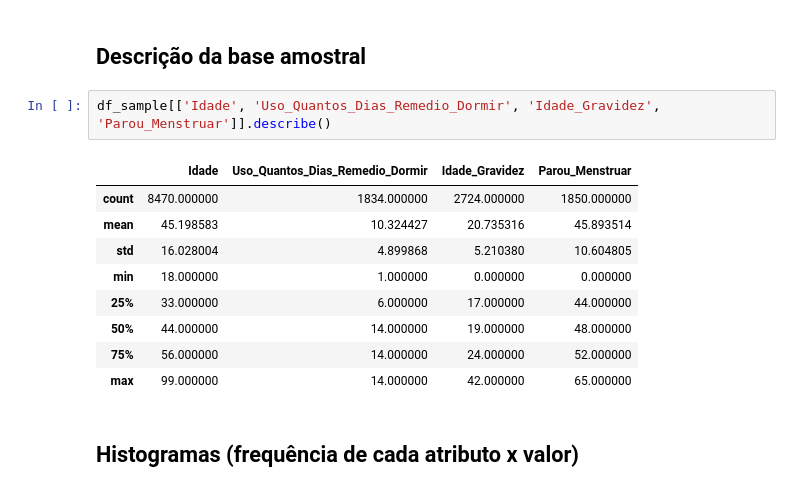
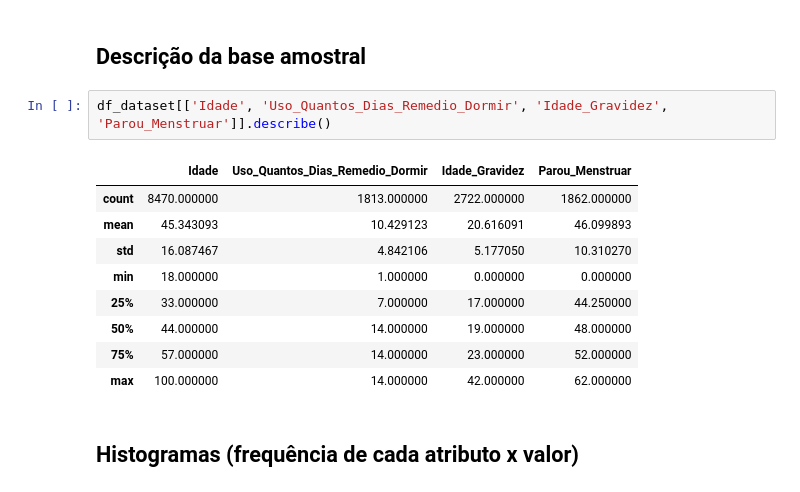
Before and after one commit to luigidcsoares/data-science-ibge, a Jupyter notebook: notebook/analysis.ipynb, the cells around one changed output. Drawn from its saved outputs; the diff is of its cells as text.

```diff
--- a/notebook/analysis.ipynb
+++ b/notebook/analysis.ipynb
@@ -140,17 +142,17 @@ select(limiar.to_frame(), cols)
 # %% [markdown]
 ## Descrição da base amostral
 # %%
-df_sample[['Idade', 'Uso_Quantos_Dias_Remedio_Dormir', 'Idade_Gravidez', 'Parou_Menstruar']].describe()
+df_dataset[['Idade', 'Uso_Quantos_Dias_Remedio_Dormir', 'Idade_Gravidez', 'Parou_Menstruar']].describe()
 # %% [output]
 |  | Idade | Uso_Quantos_Dias_Remedio_Dormir | Idade_Gravidez | Parou_Menstruar |
-| count | 8470.000000 | 1834.000000 | 2724.000000 | 1850.000000 |
-| mean | 45.198583 | 10.324427 | 20.735316 | 45.893514 |
-| std | 16.028004 | 4.899868 | 5.210380 | 10.604805 |
+| count | 8470.000000 | 1813.000000 | 2722.000000 | 1862.000000 |
+| mean | 45.343093 | 10.429123 | 20.616091 | 46.099893 |
+| std | 16.087467 | 4.842106 | 5.177050 | 10.310270 |
 | min | 18.000000 | 1.000000 | 0.000000 | 0.000000 |
-| 25% | 33.000000 | 6.000000 | 17.000000 | 44.000000 |
+| 25% | 33.000000 | 7.000000 | 17.000000 | 44.250000 |
 | 50% | 44.000000 | 14.000000 | 19.000000 | 48.000000 |
-| 75% | 56.000000 | 14.000000 | 24.000000 | 52.000000 |
-| max | 99.000000 | 14.000000 | 42.000000 | 65.000000 |
+| 75% | 57.000000 | 14.000000 | 23.000000 | 52.000000 |
+| max | 100.000000 | 14.000000 | 42.000000 | 62.000000 |
 # %% [markdown]
 ## Histogramas (frequência de cada atributo x valor)
 # %%
```
Also changed, not shown: parts of 18 cells of this notebook, 1 other file.
